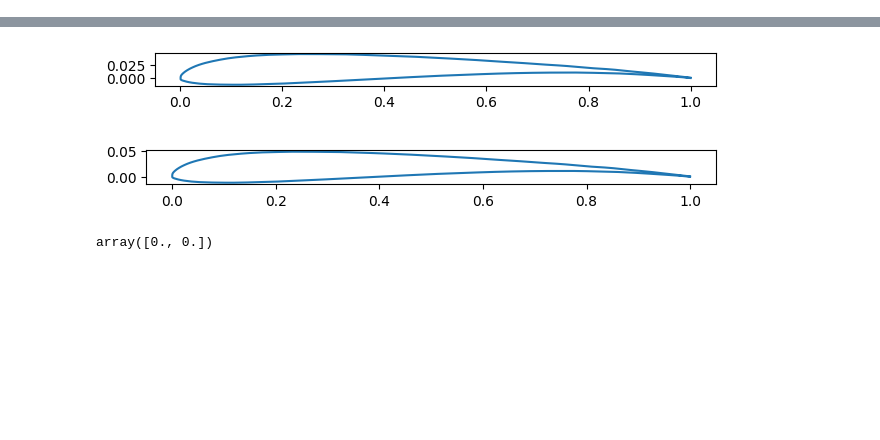
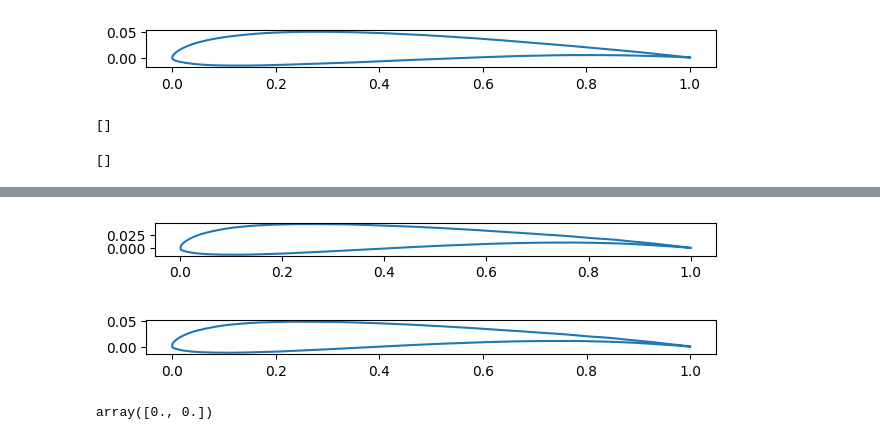
Before and after one commit to Karl-Liu-ch/DiffusionAirfoil, a Jupyter notebook: main.ipynb, the cells around one changed output, grey strips where cells are left out. Saved outputs shown, nothing was run; the diff lists cells and outputs as text; code cells hidden in the pictures; blank space fills up the shorter version.

```diff
--- a/main.ipynb
+++ b/main.ipynb
@@ -72,3 +54,24 @@ best_perf
+# %%
+import numpy as np
+from scipy.interpolate import splev, splprep, interp1d
+from scipy.integrate import cumtrapz
+
+def interpolate(Q, N, k, D=20, resolution=1000):
+    ''' Interpolate N points whose concentration is based on curvature. '''
+    res, fp, ier, msg = splprep(Q.T, u=None, k=k, s=1e-6, per=0, full_output=1)
+    tck, u = res
+    uu = np.linspace(u.min(), u.max(), resolution)
+    x, y = splev(uu, tck, der=0)
+    dx, dy = splev(uu, tck, der=1)
+    ddx, ddy = splev(uu, tck, der=2)
+    cv = np.abs(ddx*dy - dx*ddy)/(dx*dx + dy*dy)**1.5 + D
+    cv_int = cumtrapz(cv, uu, initial=0)
+    fcv = interp1d(cv_int, uu)
+    cv_int_samples = np.linspace(0, cv_int.max(), N)
+    u_new = fcv(cv_int_samples)
+    x_new, y_new = splev(u_new, tck, der=0)
+    xy_new = np.vstack((x_new, y_new)).T
+    return xy_new
 # %%
 airfoil1D = np.loadtxt('results/airfoil1D.dat')
 airfoil = np.loadtxt('results/airfoil.dat')
@@ -74,0 +105,39 @@ airfoil = np.loadtxt('results/airfoil.dat')
+# %%
+samples = np.load('sample.npy')
+samples = delete_intersect(samples)
+
+fig, axs = plt.subplots(1, 1)
+xhat, yhat = savgol_filter((samples[58,:,0], samples[58,:,1]), 10, 3)
+samples[58,:,0] = xhat
+samples[58,:,1] = yhat
+axs.plot(samples[58,:,0], samples[58,:,1])
+axs.set_aspect('equal', 'box')
+fig.tight_layout()
+plt.show()
+
+detect_intersect(samples[58,:,:])
+
+intersect = []
+for i in range(samples.shape[0]):
+    xhat, yhat = savgol_filter((samples[i,:,0], samples[i,:,1]), 10, 3)
+    samples[i,:,0] = xhat
+    samples[i,:,1] = yhat
+    af = samples[i,:,:]
+    if detect_intersect(af):
+        intersect.append(i)
+intersect
+# %% [output]
+[figure, added]
+[]
+# %%
+intersect = []
+for i in range(samples.shape[0]):
+    xhat, yhat = savgol_filter((samples[i,:,0], samples[i,:,1]), 5, 3)
+    samples[i,:,0] = xhat
+    samples[i,:,1] = yhat
+    af = samples[i,:,:]
+    if detect_intersect(af):
+        intersect.append(i)
+intersect
+# %% [output]
+[]
```
Also changed, not shown: parts of 12 cells of this notebook, 6 other files.
